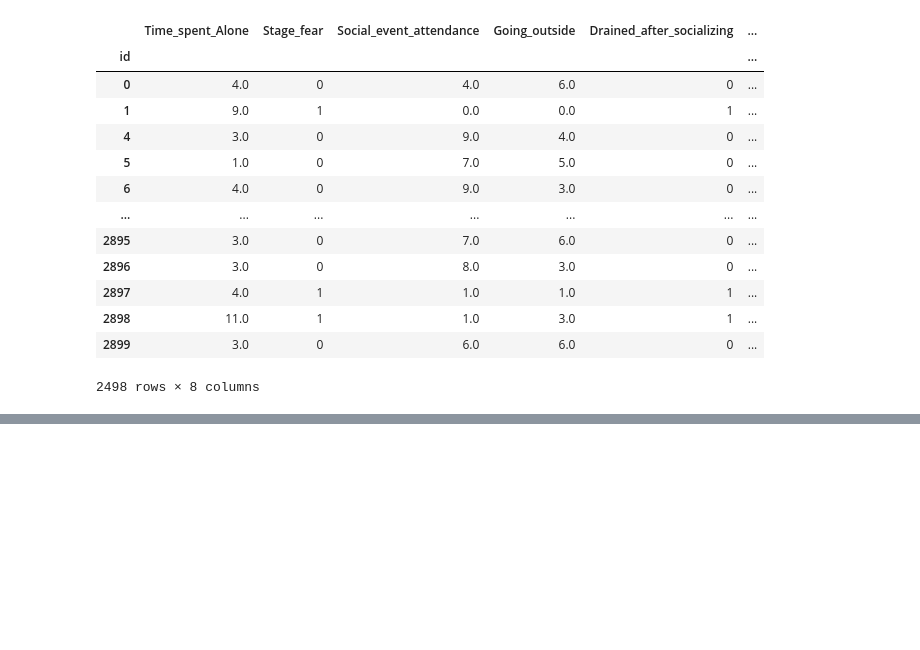
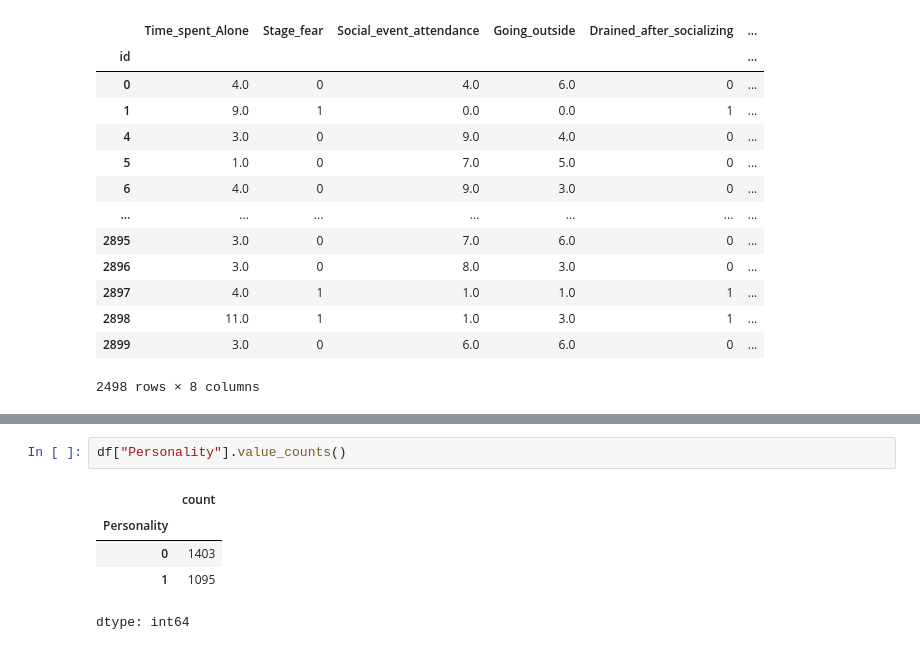
Before and after one commit to VasanthPrakasam/The-Introvert-Extrovert-Behavior-Dataset, a Jupyter notebook: Introvert_v_s_extrovert.ipynb, the cells around one changed output, grey strips where cells are left out. Saved outputs shown, nothing was run; the diff lists cells and outputs as text; blank space fills up the shorter version.

```diff
--- a/Introvert_v_s_extrovert.ipynb
+++ b/Introvert_v_s_extrovert.ipynb
@@ -331,0 +61,8 @@ Based on the box plots generated for the continuous variables (`Time_spent_Alone
+# %%
+df["Personality"].value_counts()
+# %% [output]
+|  | count |
+| Personality |  |
+| 0 | 1403 |
+| 1 | 1095 |
+dtype: int64
```
Also changed, not shown: parts of 72 cells of this notebook.
